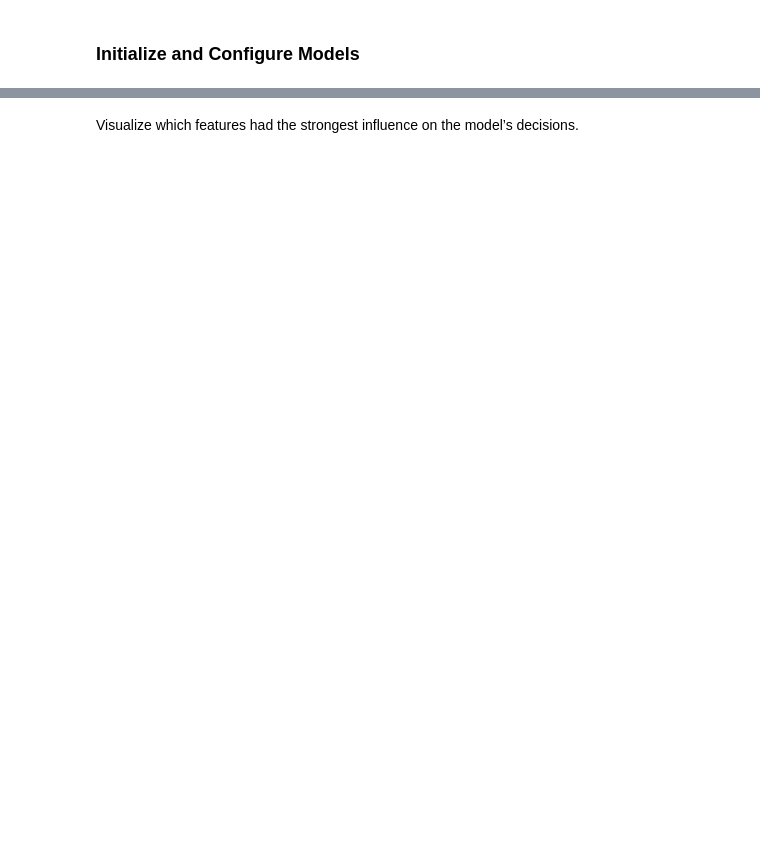
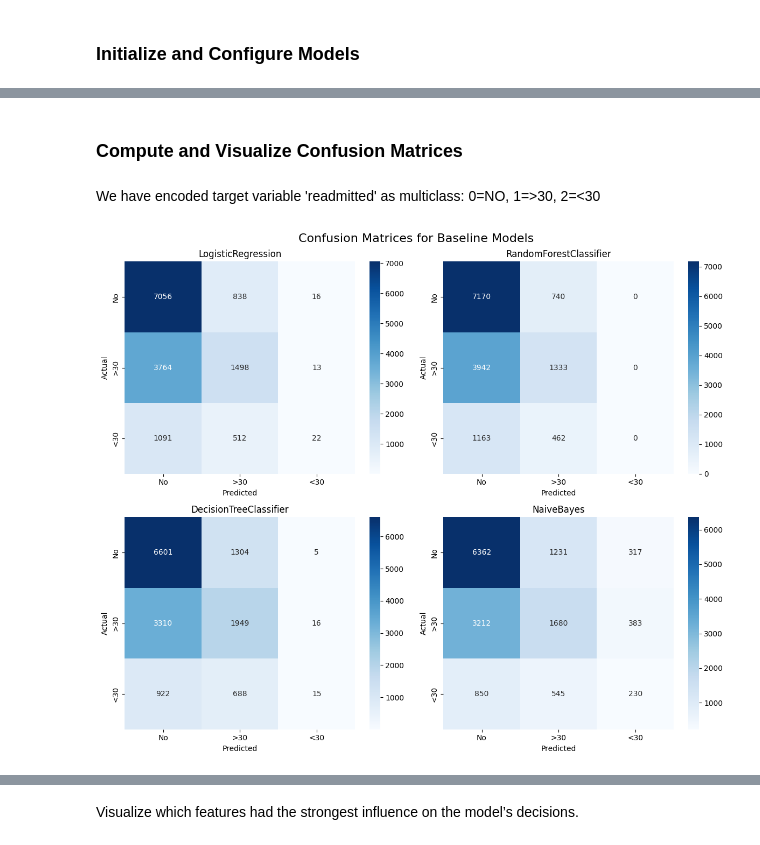
Before and after one commit to chawthinn/uci-diabetes-readmission-pyspark, a Jupyter notebook: diabetes_classification_models.ipynb, the cells around one changed output, grey strips where cells are left out. Drawn from its saved outputs; the diff is of its cells as text; code cells hidden in the pictures; blank space fills up the shorter version.

```diff
--- a/diabetes_classification_models.ipynb
+++ b/diabetes_classification_models.ipynb
@@ -73,4 +105,4 @@ assembler = VectorAssembler(inputCols=features, outputCol="features_vector")
 ### Split Data into Training and Test sets
 # %%
 # Split data into two parts
-train_data, test_data = df.randomSplit([0.8, 0.2], seed=42)
+train_data, test_data = final_df.randomSplit([0.8, 0.2], seed=42)
@@ -94,0 +175,3 @@ models = {
+# %%
+# Train models using baseline models
+trained_models = train_models(baseline_models, train_data)
@@ -172,0 +248,8 @@ plt.show()
+# %% [markdown]
+### Compute and Visualize Confusion Matrices
+# %% [markdown]
+We have encoded target variable 'readmitted' as multiclass: 0=NO, 1=>30, 2=<30
+# %%
+# Define label orders and class labels
+label_order = [0, 1, 2]
+class_labels = ['No', '>30', '<30']
@@ -172,0 +284,35 @@ plt.show()
+# %%
+def plot_confusion_matrices(cm_dict, class_labels, fig_title):
+    """
+    Plot confusion matrices for multiple models in a 2x2 subplot layout.
+
+    Args:
+        cm_dict (dict): Dictionary of model name to confusion matrix (2D numpy array).
+        class_labels (list): List of class label names for axis ticks.
+        fig_title (str): Overall title for the plot.
+    """
+    # Prepare subplots with 2 rows x 2 columns
+    fig, axes = plt.subplots(2, 2, figsize=(12, 10))
+    axes = axes.flatten()
+
+    # Loop through each model predictions
+    for i, (model_name, cm) in enumerate(cm_dict.items()):
+
+        # Plot confusion matrix on existing axes
+        sns.heatmap(cm, annot=True, fmt='d', cmap='Blues',
+                    xticklabels=class_labels, yticklabels=class_labels, ax=axes[i])
+        axes[i].set_title(model_name)
+        axes[i].set_xlabel("Predicted")
+        axes[i].set_ylabel("Actual")
+
+    fig.suptitle(fig_title, fontsize=16)
+    plt.tight_layout()
+    plt.show()
+# %%
+# Compute confusion matrices of baseline
+cm_baseline = compute_confusion_matrices(baseline_predictions, label_order)
+
+# Plot confusion matrices of baseline models
+plot_confusion_matrices(cm_baseline, class_labels, fig_title="Confusion Matrices for Baseline Models")
+# %% [output]
+[figure, added]
```
Also changed, not shown: parts of 82 cells of this notebook.
